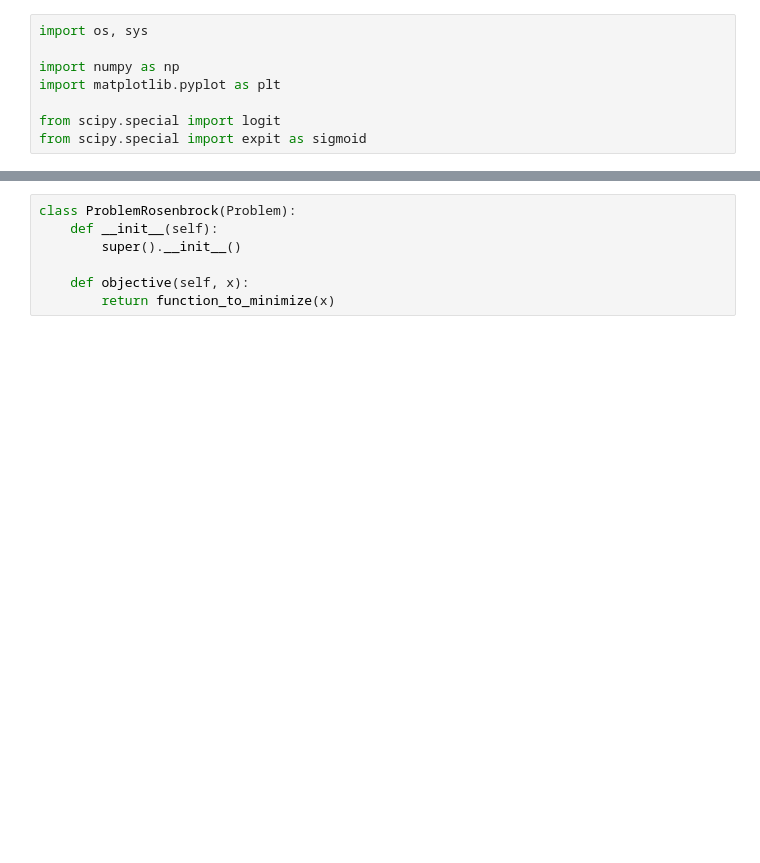
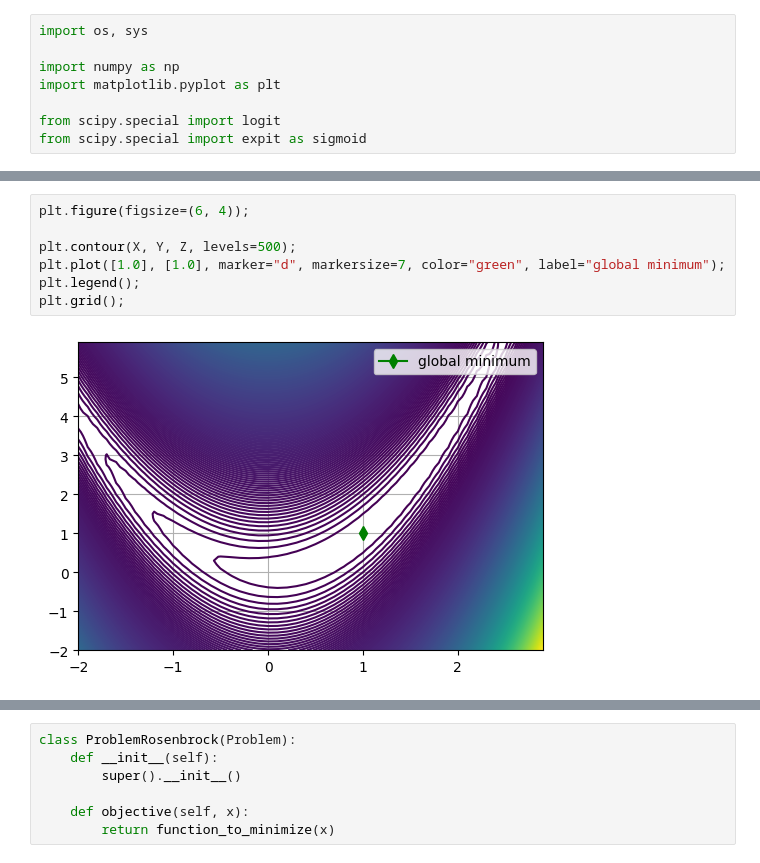
Before and after one commit to sholokhovalexey/active-noise-control, a Jupyter notebook: optimize.ipynb, the cells around one changed output, grey strips where cells are left out. Drawn from its saved outputs; the diff is of its cells as text; blank space fills up the shorter version.

```diff
--- a/optimize.ipynb
+++ b/optimize.ipynb
@@ -50,0 +67,9 @@ function_to_minimize = lambda x: (x[0] - 1)**2 + b * (x[1] - x[0]**2)**2
+# %%
+plt.figure(figsize=(6, 4));
+
+plt.contour(X, Y, Z, levels=500);
+plt.plot([1.0], [1.0], marker="d", markersize=7, color="green", label="global minimum");
+plt.legend();
+plt.grid();
+# %% [output]
+[figure, added]
```
Also changed, not shown: parts of 18 cells of this notebook, 2 other files.
